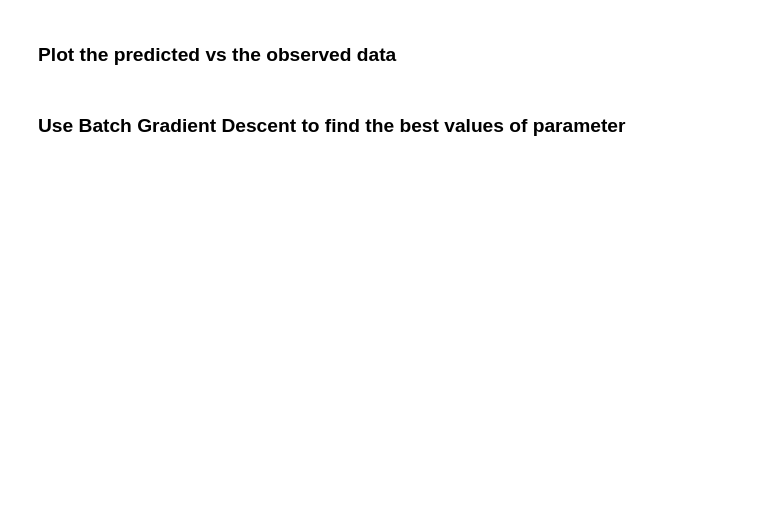
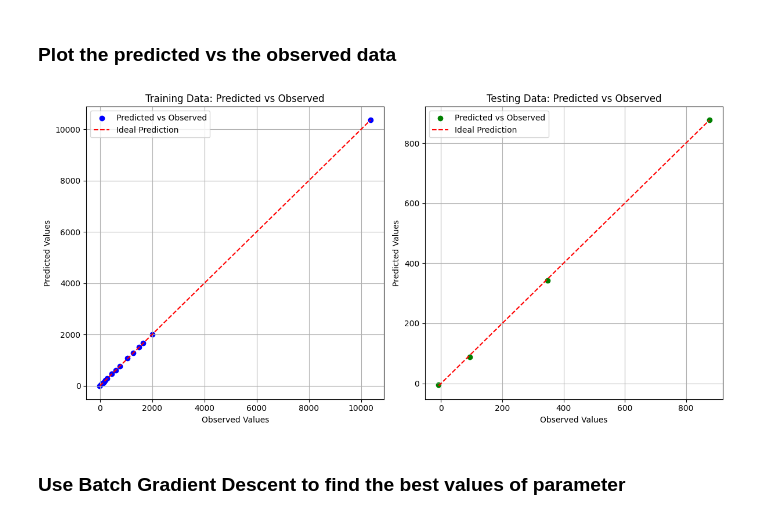
Before and after one commit to Debatreya/DM-ADSA-ML, a Jupyter notebook: Expt9/index.ipynb, the cells around one changed output. Drawn from its saved outputs; the diff is of its cells as text; code cells hidden in the pictures; blank space fills up the shorter version.

```diff
--- a/Expt9/index.ipynb
+++ b/Expt9/index.ipynb
@@ -59,3 +63,14 @@ plt.scatter(X_train, Y_train, color='blue')
 Looking at the plot it seems like a 2 degree ploynomial $$y = b1 + b2.x + b3.x^2$$ will satisfy the function points
 # %% [markdown]
 ### Finding the best possible values of the parameters (b1, b2, b3) using Normal Equation
+# %%
+# Prepare the design matrix X (with bias term, x, and x^2)
+X_train_mat = np.column_stack((np.ones_like(X_train), X_train, X_train**2))
+
+# print(X_train_mat)
+
+# Apply the normal equation B = (X'X)^(-1)X'Y using pseudo-inverse
+B = np.linalg.inv(X_train_mat.T @ X_train_mat) @ X_train_mat.T @ Y_train
+
+# Print the coefficients and predictions
+print("Coefficients (b1, b2, b3):", B)
@@ -61,0 +81,5 @@ Looking at the plot it seems like a 2 degree ploynomial $$y = b1 + b2.x + b3.x^2
+# %%
+X_test_mat = np.column_stack((np.ones_like(X_test), X_test, X_test**2))
+# Predict on the test set
+y_pred = X_test_mat @ B
+print("Predictions on test set using NORMAL EQUATION:", y_pred)
@@ -64,4 +129,33 @@ Looking at the plot it seems like a 2 degree ploynomial $$y = b1 + b2.x + b3.x^2
 # %% [markdown]
 ### Plot the predicted vs the observed data
+# %%
+# Plot for training data
+plt.figure(figsize=(12, 6))
+
+# Scatter plot for training data
+plt.subplot(1, 2, 1)
+plt.scatter(Y_train, Y_train_pred, color='blue', label='Predicted vs Observed')
+plt.plot([Y_train.min(), Y_train.max()], [Y_train.min(), Y_train.max()], 'r--', label='Ideal Prediction')
+plt.title('Training Data: Predicted vs Observed')
+plt.xlabel('Observed Values')
+plt.ylabel('Predicted Values')
+plt.legend()
+plt.grid()
+
+# Scatter plot for testing data
+plt.subplot(1, 2, 2)
+plt.scatter(Y_test, Y_test_pred, color='green', label='Predicted vs Observed')
+plt.plot([Y_test.min(), Y_test.max()], [Y_test.min(), Y_test.max()], 'r--', label='Ideal Prediction')
+plt.title('Testing Data: Predicted vs Observed')
+plt.xlabel('Observed Values')
+plt.ylabel('Predicted Values')
+plt.legend()
+plt.grid()
+
+# Show the plots
+plt.tight_layout()
+plt.show()
+# %% [output]
+[figure, added]
 # %% [markdown]
 ### Use Batch Gradient Descent to find the best values of parameter
```
Also changed, not shown: parts of 10 cells of this notebook, 1 other file.
